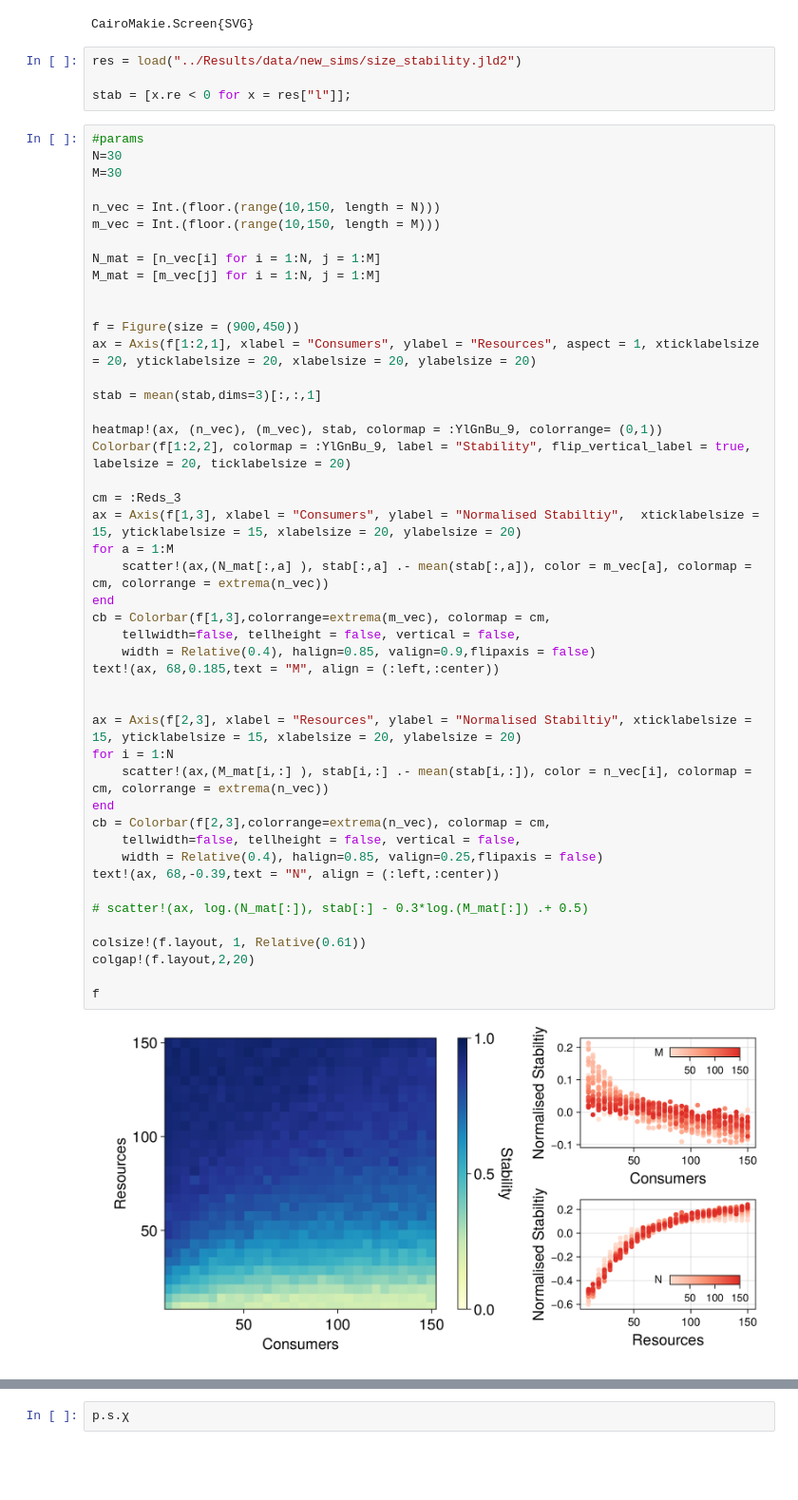
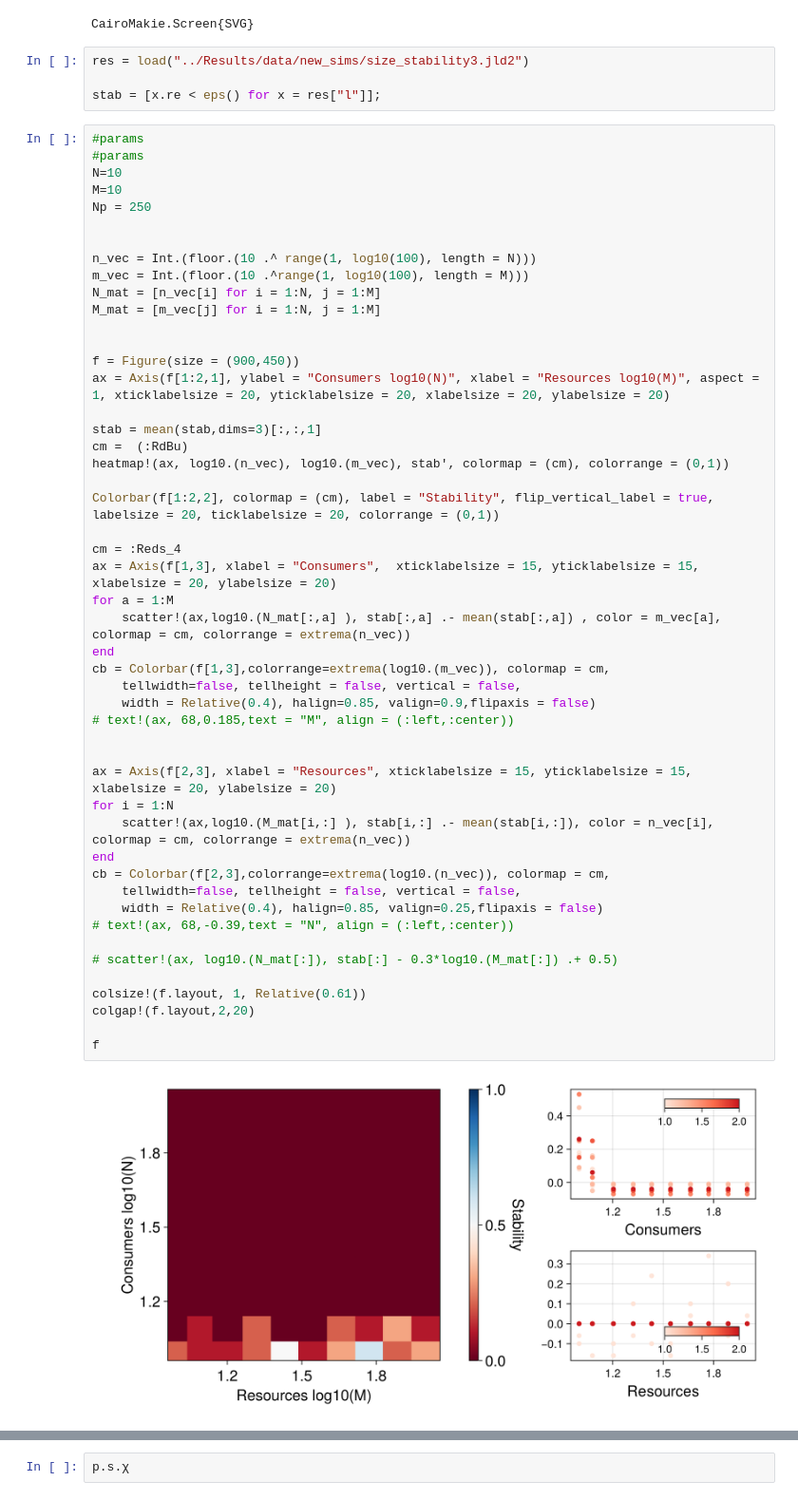
Before and after one commit to CleggTom/MiCRM_stability, a Jupyter notebook: Notebooks/Untitled1.ipynb, the cells around one changed output, grey strips where cells are left out. Shown: that part at 95% size. Drawn from its saved outputs; the diff is of its cells as text; blank space fills up the shorter version.

Commit message:
results

```diff
--- a/Notebooks/Untitled1.ipynb
+++ b/Notebooks/Untitled1.ipynb
@@ -134,55 +138,58 @@ save("../Results/Figures/switching_correlations.svg", f)
 # %% [output]
 CairoMakie.Screen{SVG}
 # %%
-res = load("../Results/data/new_sims/size_stability.jld2")
+res = load("../Results/data/new_sims/size_stability3.jld2")
 
-stab = [x.re < 0 for x = res["l"]];
+stab = [x.re < eps() for x = res["l"]];
 # %%
 #params
-N=30
-M=30
+#params
+N=10
+M=10
+Np = 250
 
-n_vec = Int.(floor.(range(10,150, length = N)))
-m_vec = Int.(floor.(range(10,150, length = M)))
 
+n_vec = Int.(floor.(10 .^ range(1, log10(100), length = N)))
+m_vec = Int.(floor.(10 .^range(1, log10(100), length = M)))
 N_mat = [n_vec[i] for i = 1:N, j = 1:M]
 M_mat = [m_vec[j] for i = 1:N, j = 1:M]
 
 
 f = Figure(size = (900,450))
-ax = Axis(f[1:2,1], xlabel = "Consumers", ylabel = "Resources", aspect = 1, xticklabelsize = 20, yticklabelsize = 20, xlabelsize = 20, ylabelsize = 20)
+ax = Axis(f[1:2,1], ylabel = "Consumers log10(N)", xlabel = "Resources log10(M)", aspect = 1, xticklabelsize = 20, yticklabelsize = 20, xlabelsize = 20, ylabelsize = 20)
 
 stab = mean(stab,dims=3)[:,:,1]
+cm =  (:RdBu)
+heatmap!(ax, log10.(n_vec), log10.(m_vec), stab', colormap = (cm), colorrange = (0,1))
 
-heatmap!(ax, (n_vec), (m_vec), stab, colormap = :YlGnBu_9, colorrange= (0,1))
-Colorbar(f[1:2,2], colormap = :YlGnBu_9, label = "Stability", flip_vertical_label = true, labelsize = 20, ticklabelsize = 20)
+Colorbar(f[1:2,2], colormap = (cm), label = "Stability", flip_vertical_label = true, labelsize = 20, ticklabelsize = 20, colorrange = (0,1))
 
-cm = :Reds_3
-ax = Axis(f[1,3], xlabel = "Consumers", ylabel = "Normalised Stabiltiy",  xticklabelsize = 15, yticklabelsize = 15, xlabelsize = 20, ylabelsize = 20)
+cm = :Reds_4
+ax = Axis(f[1,3], xlabel = "Consumers",  xticklabelsize = 15, yticklabelsize = 15, xlabelsize = 20, ylabelsize = 20)
 for a = 1:M
-    scatter!(ax,(N_mat[:,a] ), stab[:,a] .- mean(stab[:,a]), color = m_vec[a], colormap = cm, colorrange = extrema(n_vec))
+    scatter!(ax,log10.(N_mat[:,a] ), stab[:,a] .- mean(stab[:,a]) , color = m_vec[a], colormap = cm, colorrange = extrema(n_vec))
 end
-cb = Colorbar(f[1,3],colorrange=extrema(m_vec), colormap = cm,
+cb = Colorbar(f[1,3],colorrange=extrema(log10.(m_vec)), colormap = cm,
     tellwidth=false, tellheight = false, vertical = false,
     width = Relative(0.4), halign=0.85, valign=0.9,flipaxis = false)
-text!(ax, 68,0.185,text = "M", align = (:left,:center))
+# text!(ax, 68,0.185,text = "M", align = (:left,:center))
 
 
-ax = Axis(f[2,3], xlabel = "Resources", ylabel = "Normalised Stabiltiy", xticklabelsize = 15, yticklabelsize = 15, xlabelsize = 20, ylabelsize = 20)
+ax = Axis(f[2,3], xlabel = "Resources", xticklabelsize = 15, yticklabelsize = 15, xlabelsize = 20, ylabelsize = 20)
 for i = 1:N
-    scatter!(ax,(M_mat[i,:] ), stab[i,:] .- mean(stab[i,:]), color = n_vec[i], colormap = cm, colorrange = extrema(n_vec))
+    scatter!(ax,log10.(M_mat[i,:] ), stab[i,:] .- mean(stab[i,:]), color = n_vec[i], colormap = cm, colorrange = extrema(n_vec))
 end
-cb = Colorbar(f[2,3],colorrange=extrema(n_vec), colormap = cm,
+cb = Colorbar(f[2,3],colorrange=extrema(log10.(n_vec)), colormap = cm,
     tellwidth=false, tellheight = false, vertical = false,
     width = Relative(0.4), halign=0.85, valign=0.25,flipaxis = false)
-text!(ax, 68,-0.39,text = "N", align = (:left,:center))
+# text!(ax, 68,-0.39,text = "N", align = (:left,:center))
 
-# scatter!(ax, log.(N_mat[:]), stab[:] - 0.3*log.(M_mat[:]) .+ 0.5)
+# scatter!(ax, log10.(N_mat[:]), stab[:] - 0.3*log10.(M_mat[:]) .+ 0.5)
 
 colsize!(f.layout, 1, Relative(0.61))
 colgap!(f.layout,2,20)
 
 f
 # %% [output]
-[figure, old version]
+[figure, new version]
 # %%
```
Also changed, not shown: parts of 14 cells of this notebook, 7 other files.
